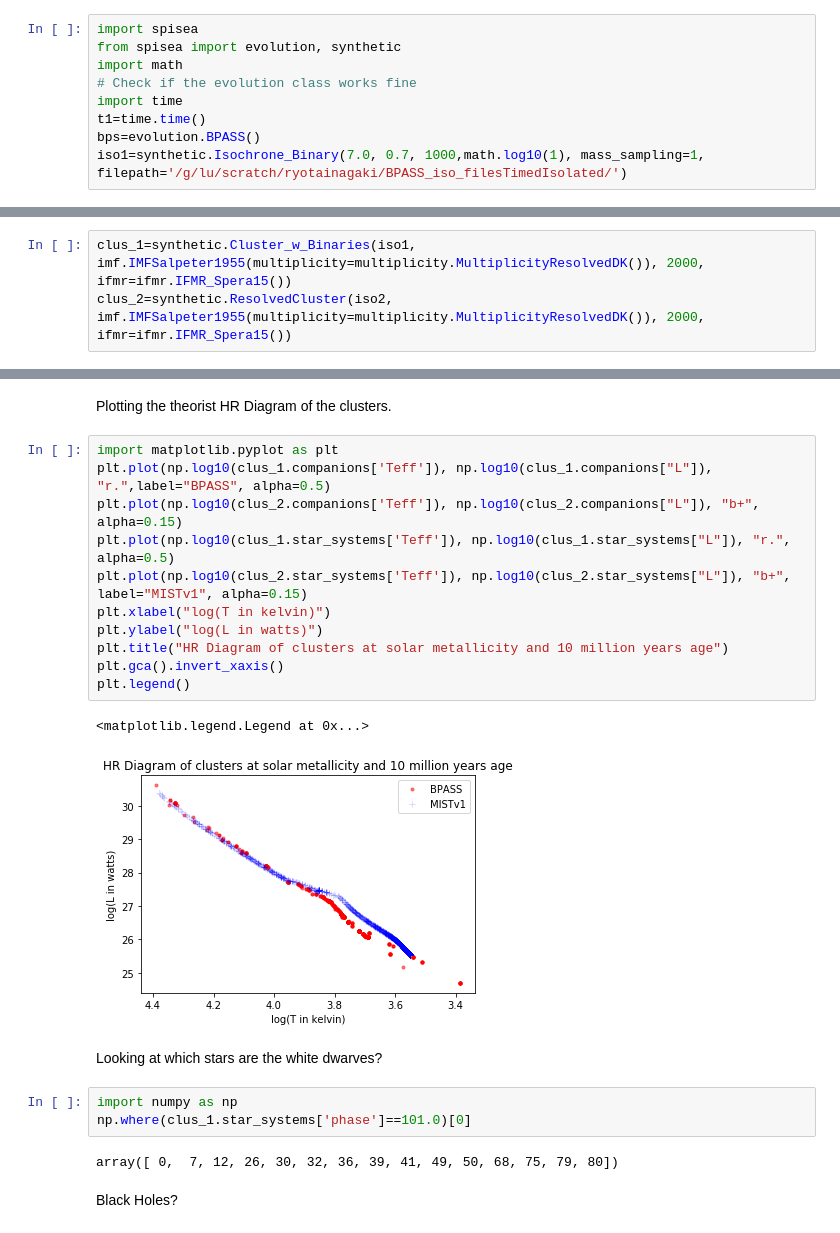
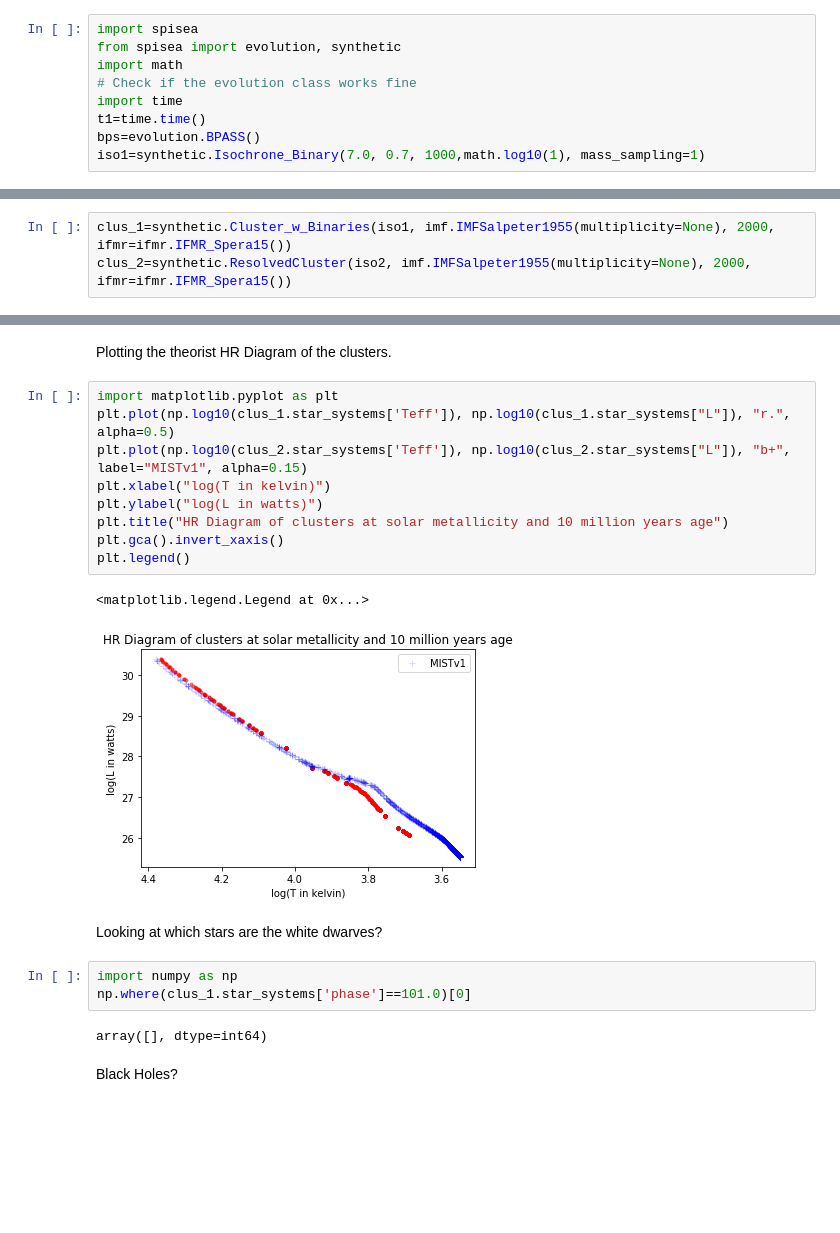
Before and after one commit to astropy/SPISEA, a Jupyter notebook: Test_Plots/Debugging the SPISEA isochrone at solar metallicity 10 million year old.ipynb, the cells around one changed output, grey strips where cells are left out. Cells and saved outputs as stored; diff of their text form; blank space fills up the shorter version.

```diff
--- a/Test_Plots/Debugging the SPISEA isochrone at solar metallicity 10 million year old.ipynb
+++ b/Test_Plots/Debugging the SPISEA isochrone at solar metallicity 10 million year old.ipynb
@@ -15,5 +15,5 @@ import math
 import time
 t1=time.time()
 bps=evolution.BPASS()
-iso1=synthetic.Isochrone_Binary(7.0, 0.7, 1000,math.log10(1), mass_sampling=1, filepath='/g/lu/scratch/ryotainagaki/BPASS_iso_filesTimedIsolated/')
+iso1=synthetic.Isochrone_Binary(7.0, 0.7, 1000,math.log10(1), mass_sampling=1)
 # %% [output]
@@ -167,5 +167,5 @@ from spisea import ifmr
 # %% [markdown]
 Make the clusters corresponding to the binary star isochrone and the MISTv.1 isochrone
 # %%
-clus_1=synthetic.Cluster_w_Binaries(iso1, imf.IMFSalpeter1955(multiplicity=multiplicity.MultiplicityResolvedDK()), 2000, ifmr=ifmr.IFMR_Spera15())
-clus_2=synthetic.ResolvedCluster(iso2, imf.IMFSalpeter1955(multiplicity=multiplicity.MultiplicityResolvedDK()), 2000, ifmr=ifmr.IFMR_Spera15())
+clus_1=synthetic.Cluster_w_Binaries(iso1, imf.IMFSalpeter1955(multiplicity=None), 2000, ifmr=ifmr.IFMR_Spera15())
+clus_2=synthetic.ResolvedCluster(iso2, imf.IMFSalpeter1955(multiplicity=None), 2000, ifmr=ifmr.IFMR_Spera15())
@@ -435,25 +432,23 @@ plt.legend()
 Plotting the theorist HR Diagram of the clusters.
 # %%
 import matplotlib.pyplot as plt
-plt.plot(np.log10(clus_1.companions['Teff']), np.log10(clus_1.companions["L"]), "r.",label="BPASS", alpha=0.5)
-plt.plot(np.log10(clus_2.companions['Teff']), np.log10(clus_2.companions["L"]), "b+", alpha=0.15)
 plt.plot(np.log10(clus_1.star_systems['Teff']), np.log10(clus_1.star_systems["L"]), "r.", alpha=0.5)
 plt.plot(np.log10(clus_2.star_systems['Teff']), np.log10(clus_2.star_systems["L"]), "b+", label="MISTv1", alpha=0.15)
 plt.xlabel("log(T in kelvin)")
 plt.ylabel("log(L in watts)")
 plt.title("HR Diagram of clusters at solar metallicity and 10 million years age")
 plt.gca().invert_xaxis()
 plt.legend()
 # %% [output]
 <matplotlib.legend.Legend at 0x...>
-[figure, old version]
+[figure, new version]
 # %% [markdown]
 Looking at which stars are the white dwarves?
 # %%
 import numpy as np
 np.where(clus_1.star_systems['phase']==101.0)[0]
 # %% [output]
-array([ 0,  7, 12, 26, 30, 32, 36, 39, 41, 49, 50, 68, 75, 79, 80])
+array([], dtype=int64)
 # %% [markdown]
 Black Holes?
 # %%
```
Also changed, not shown: parts of 14 cells of this notebook, 2 other files.
